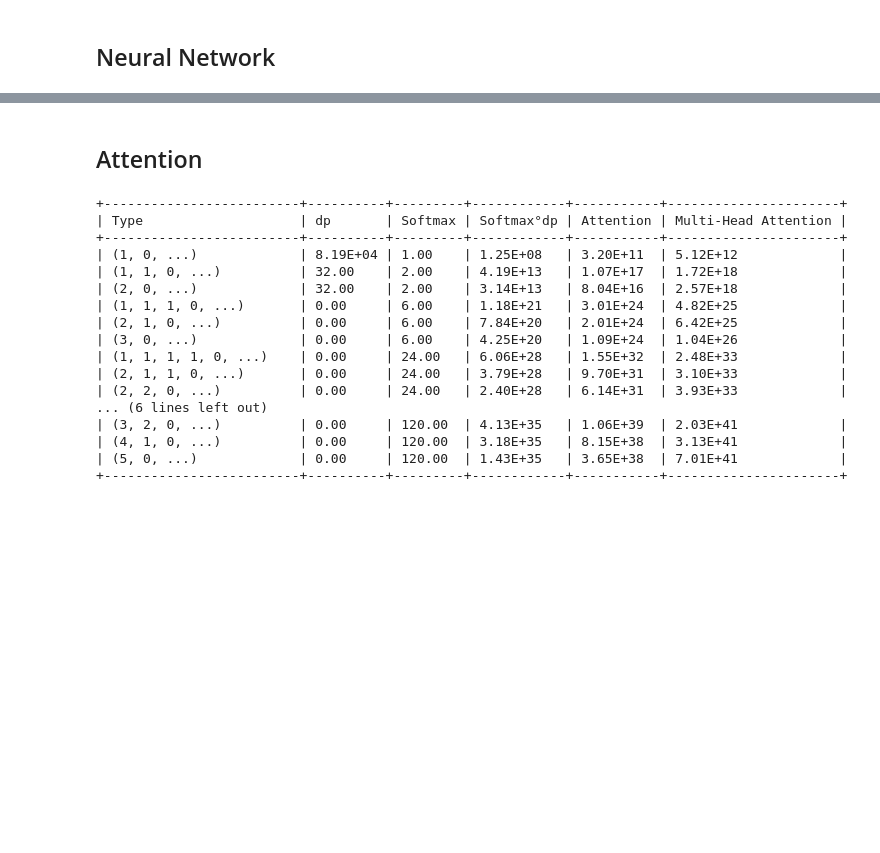
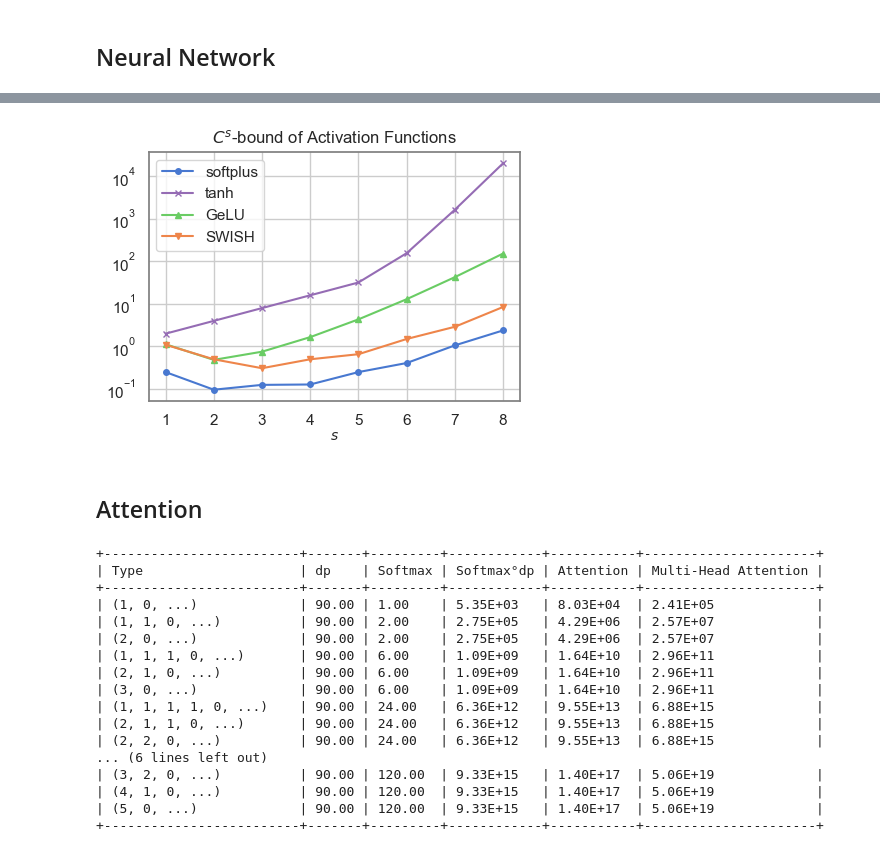
Before and after one commit to YannickLimmer/transformer-bounds, a Jupyter notebook: BuildingBlocks.ipynb, the cells around one changed output, grey strips where cells are left out. Cells and saved outputs as stored; diff of their text form; code cells hidden in the pictures; blank space fills up the shorter version.

```diff
--- a/BuildingBlocks.ipynb
+++ b/BuildingBlocks.ipynb
@@ -77,39 +247,63 @@ Wall time: 89.5 ms
+# %%
+plt.figure(figsize=(4.5, 3.5))  # Adjust the width and height as needed
+
+for i, row in enumerate(pretty_max_values(n, k, results).rows):
+    plt.plot(list(range(1, 9)), [der_bound_activation(np.array([i], dtype=np.int16), row[0]) for i in range(1, 9)], label=row[0], marker=markers[i], color=f'C{colors[i]}', linestyle='-', markersize=4)
+
+plt.yscale('log')
+plt.title(r'$C^s$-bound of Activation Functions', fontsize=12)
+plt.xlabel(r'$s$', fontsize=10, labelpad=2)  # Adjust labelpad to move xlabel closer to the plot
+# plt.ylabel(r'$C^s$', fontsize=10, labelpad=2)  # Adjust labelpad to move ylabel closer to the plot
+plt.legend()
+
+# Set the border color to black
+plt.gca().spines['top'].set_color('grey')
+plt.gca().spines['bottom'].set_color('grey')
+plt.gca().spines['left'].set_color('grey')
+plt.gca().spines['right'].set_color('grey')
+
+plt.tight_layout()
+plt.savefig('tex/figs/ActivationBounds.pdf', bbox_inches='tight')
+plt.show()
+# %% [output]
+[figure, added]
 # %% [markdown]
 ## Attention
 # %%
 from src.blocks.Attention import der_bounds_dp, der_bounds_softmax, der_bounds_softmax_circ_dp, der_bounds_attention, der_bounds_multi_head_attention
 # %%
+by_level = True
 n = 5
-input_dim = 64
-sequence_length=40
+input_dim = 3
+sequence_length = 5
 k = input_dim * sequence_length
-ndim_k = 16
+ndim_k = 3
 
 results = {
-r"dp" : der_bounds_dp(n, input_dim * sequence_length, ndim_k, max_weight_k=1.0, max_weight_q=1.0, domain_bound=1.0),
+r"dp" : der_bounds_dp(n, input_dim * sequence_length, ndim_k, max_weight_k=1.0, max_weight_q=1.0, domain_bound=1.0, by_level=by_level),
 r"Softmax" : der_bounds_softmax(n, input_dim * sequence_length),
-r"Softmax°dp" : der_bounds_softmax_circ_dp(n, input_dim, sequence_length, ndim_k, max_weight_k=1.0, max_weight_q=1.0, domain_bound=1.0),
-r"Attention" : der_bounds_attention(n, input_dim, sequence_length, ndim_k, max_weight_k=1.0, max_weight_q=1.0, max_weight_v=1.0, domain_bound=1.0),
+r"Softmax°dp" : der_bounds_softmax_circ_dp(n, input_dim, sequence_length, ndim_k, max_weight_k=1.0, max_weight_q=1.0, domain_bound=1.0, by_level=by_level),
+r"Attention" : der_bounds_attention(n, input_dim, sequence_length, ndim_k, max_weight_k=1.0, max_weight_q=1.0, max_weight_v=1.0, domain_bound=1.0, by_level=by_level),
 r"Multi-Head Attention" : der_bounds_multi_head_attention(
-    n, input_dim, sequence_length, ndim_k, ndim_v=ndim_k, max_weight_k=1.0, max_weight_q=1.0, max_weight_w=1.0, max_weight_v=1.0, domain_bound=1.0
+    n, input_dim, sequence_length, ndim_k, ndim_v=ndim_k, max_weight_k=1.0, max_weight_q=1.0, max_weight_w=1.0, max_weight_v=1.0, domain_bound=1.0, by_level=by_level
 )
 }
 print(pretty_results(n, k, results))
 # %% [output]
-+-------------------------+----------+---------+------------+-----------+----------------------+
-| Type                    | dp       | Softmax | Softmax°dp | Attention | Multi-Head Attention |
-+-------------------------+----------+---------+------------+-----------+----------------------+
-| (1, 0, ...)             | 8.19E+04 | 1.00    | 1.25E+08   | 3.20E+11  | 5.12E+12             |
-| (1, 1, 0, ...)          | 32.00    | 2.00    | 4.19E+13   | 1.07E+17  | 1.72E+18             |
-| (2, 0, ...)             | 32.00    | 2.00    | 3.14E+13   | 8.04E+16  | 2.57E+18             |
-| (1, 1, 1, 0, ...)       | 0.00     | 6.00    | 1.18E+21   | 3.01E+24  | 4.82E+25             |
-| (2, 1, 0, ...)          | 0.00     | 6.00    | 7.84E+20   | 2.01E+24  | 6.42E+25             |
-| (3, 0, ...)             | 0.00     | 6.00    | 4.25E+20   | 1.09E+24  | 1.04E+26             |
-| (1, 1, 1, 1, 0, ...)    | 0.00     | 24.00   | 6.06E+28   | 1.55E+32  | 2.48E+33             |
-| (2, 1, 1, 0, ...)       | 0.00     | 24.00   | 3.79E+28   | 9.70E+31  | 3.10E+33             |
-| (2, 2, 0, ...)          | 0.00     | 24.00   | 2.40E+28   | 6.14E+31  | 3.93E+33             |
++-------------------------+-------+---------+------------+-----------+----------------------+
+| Type                    | dp    | Softmax | Softmax°dp | Attention | Multi-Head Attention |
++-------------------------+-------+---------+------------+-----------+----------------------+
+| (1, 0, ...)             | 90.00 | 1.00    | 5.35E+03   | 8.03E+04  | 2.41E+05             |
+| (1, 1, 0, ...)          | 90.00 | 2.00    | 2.75E+05   | 4.29E+06  | 2.57E+07             |
+| (2, 0, ...)             | 90.00 | 2.00    | 2.75E+05   | 4.29E+06  | 2.57E+07             |
+| (1, 1, 1, 0, ...)       | 90.00 | 6.00    | 1.09E+09   | 1.64E+10  | 2.96E+11             |
+| (2, 1, 0, ...)          | 90.00 | 6.00    | 1.09E+09   | 1.64E+10  | 2.96E+11             |
+| (3, 0, ...)             | 90.00 | 6.00    | 1.09E+09   | 1.64E+10  | 2.96E+11             |
+| (1, 1, 1, 1, 0, ...)    | 90.00 | 24.00   | 6.36E+12   | 9.55E+13  | 6.88E+15             |
+| (2, 1, 1, 0, ...)       | 90.00 | 24.00   | 6.36E+12   | 9.55E+13  | 6.88E+15             |
+| (2, 2, 0, ...)          | 90.00 | 24.00   | 6.36E+12   | 9.55E+13  | 6.88E+15             |
 ... (6 lines left out)
-| (3, 2, 0, ...)          | 0.00     | 120.00  | 4.13E+35   | 1.06E+39  | 2.03E+41             |
-| (4, 1, 0, ...)          | 0.00     | 120.00  | 3.18E+35   | 8.15E+38  | 3.13E+41             |
-| (5, 0, ...)             | 0.00     | 120.00  | 1.43E+35   | 3.65E+38  | 7.01E+41             |
-+-------------------------+----------+---------+------------+-----------+----------------------+
+| (3, 2, 0, ...)          | 90.00 | 120.00  | 9.33E+15   | 1.40E+17  | 5.06E+19             |
+| (4, 1, 0, ...)          | 90.00 | 120.00  | 9.33E+15   | 1.40E+17  | 5.06E+19             |
+| (5, 0, ...)             | 90.00 | 120.00  | 9.33E+15   | 1.40E+17  | 5.06E+19             |
++-------------------------+-------+---------+------------+-----------+----------------------+
```
Also changed, not shown: parts of 34 cells of this notebook, 7 other files.
